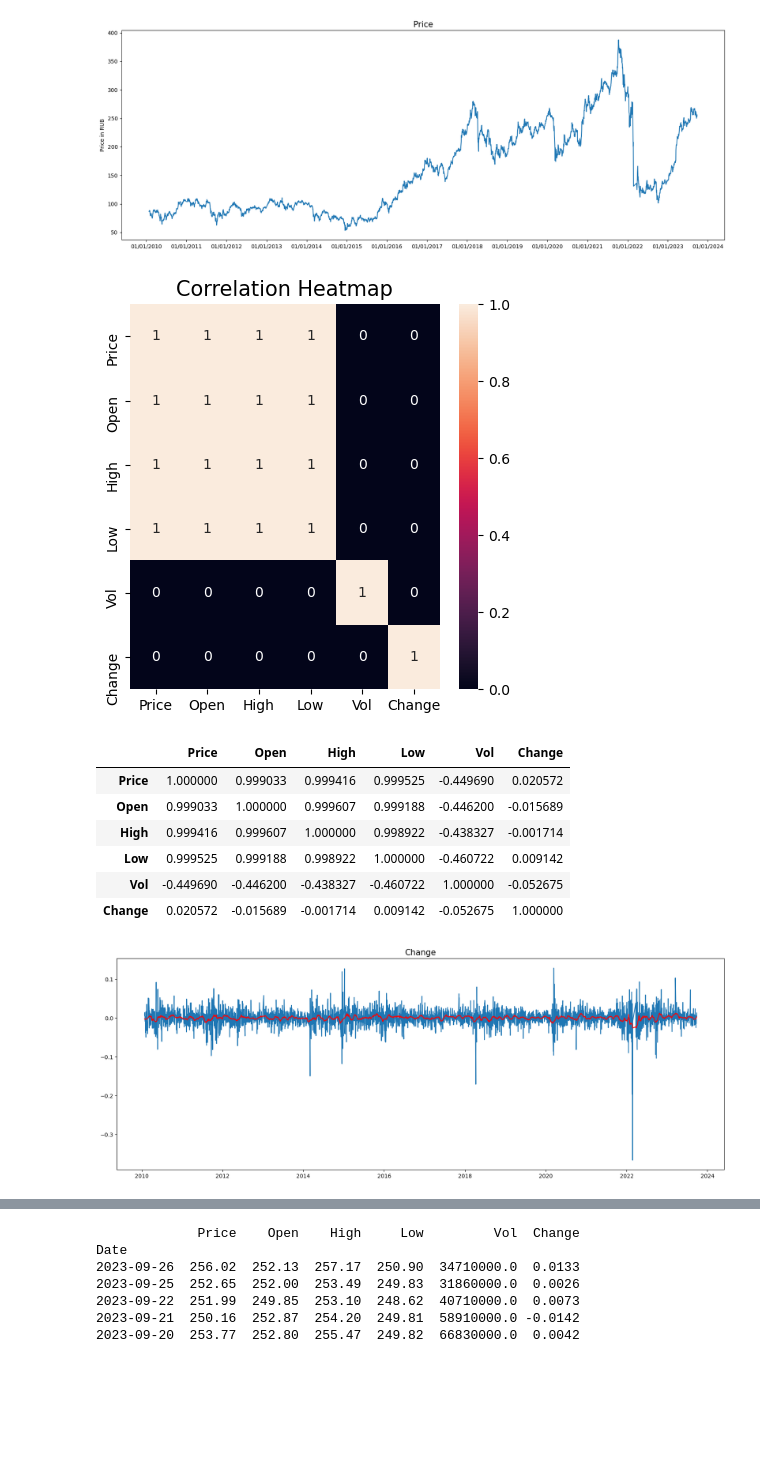
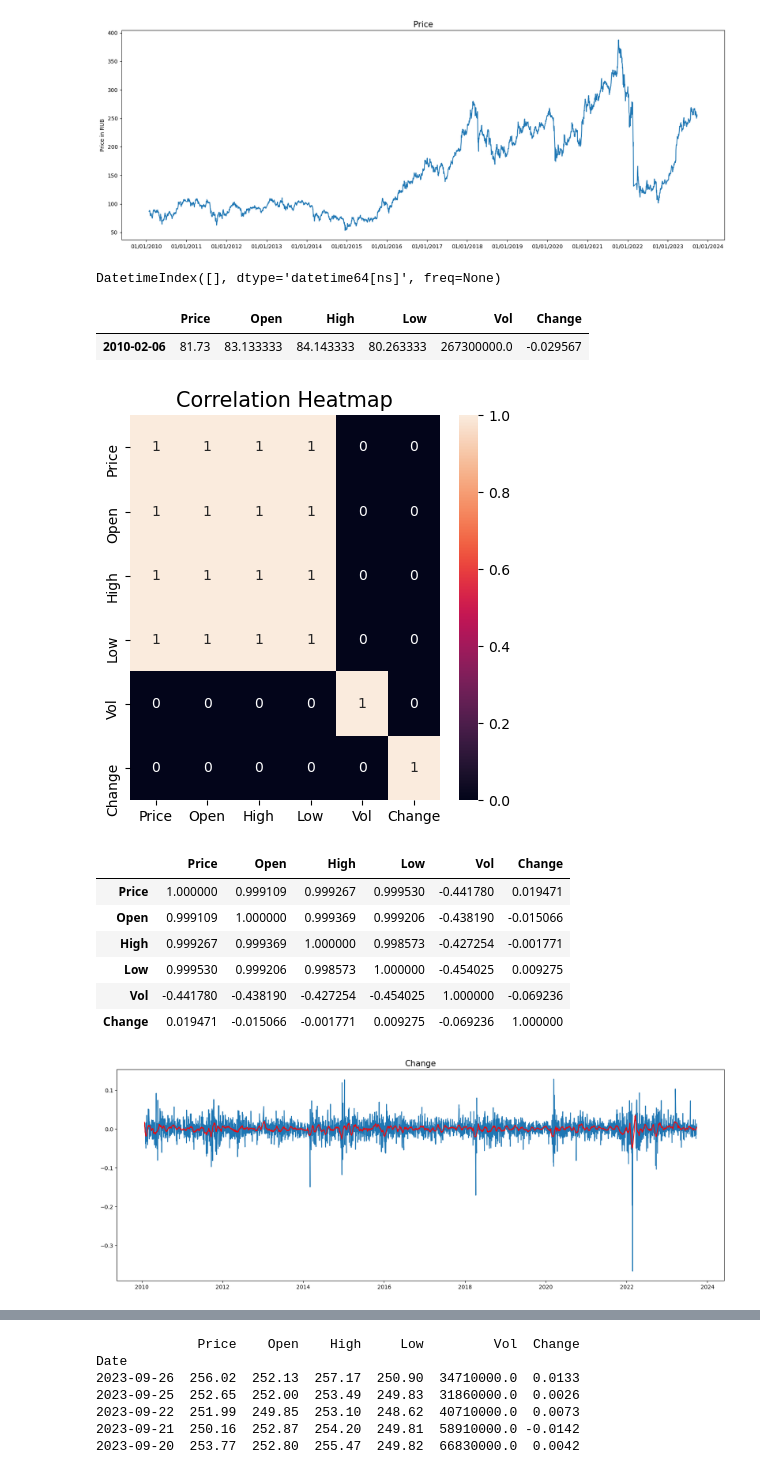
Before and after one commit to GaldanTheSneaky/Sberbank-Stock-Analysis, a Jupyter notebook: sberbank_stock.ipynb, the cells around one changed output, grey strips where cells are left out. Cells and saved outputs as stored; diff of their text form; code cells hidden in the pictures; blank space fills up the shorter version.

```diff
--- a/sberbank_stock.ipynb
+++ b/sberbank_stock.ipynb
@@ -102,6 +120,19 @@ plt.ylabel('Price in RUB')
 plt.show()
 # %% [output]
 [figure]
+# %%
+date_range = pd.date_range(start=df.index.min(), end=df.index.max(), freq='D')
+complete_df = pd.DataFrame(index=date_range)
+df = complete_df.join(df)
+df.interpolate(method="linear", axis=0, inplace=True)
+
+
+print(pd.date_range(start = '2010-01-27', end = '2023-09-26' ).difference(df.index))
+df.loc[df.index.strftime('%Y-%m-%d') == '2010-02-06']
+# %% [output]
+DatetimeIndex([], dtype='datetime64[ns]', freq=None)
+|  | Price | Open | High | Low | Vol | Change |
+| 2010-02-06 | 81.73 | 83.133333 | 84.143333 | 80.263333 | 267300000.0 | -0.029567 |
 # %%
 plt.figure(figsize=(5,5))
 
@@ -113,25 +144,27 @@ df.corr()
 # %% [output]
 [figure]
 |  | Price | Open | High | Low | Vol | Change |
-| Price | 1.000000 | 0.999033 | 0.999416 | 0.999525 | -0.449690 | 0.020572 |
-| Open | 0.999033 | 1.000000 | 0.999607 | 0.999188 | -0.446200 | -0.015689 |
-| High | 0.999416 | 0.999607 | 1.000000 | 0.998922 | -0.438327 | -0.001714 |
-| Low | 0.999525 | 0.999188 | 0.998922 | 1.000000 | -0.460722 | 0.009142 |
-| Vol | -0.449690 | -0.446200 | -0.438327 | -0.460722 | 1.000000 | -0.052675 |
-| Change | 0.020572 | -0.015689 | -0.001714 | 0.009142 | -0.052675 | 1.000000 |
+| Price | 1.000000 | 0.999109 | 0.999267 | 0.999530 | -0.441780 | 0.019471 |
+| Open | 0.999109 | 1.000000 | 0.999369 | 0.999206 | -0.438190 | -0.015066 |
+| High | 0.999267 | 0.999369 | 1.000000 | 0.998573 | -0.427254 | -0.001771 |
+| Low | 0.999530 | 0.999206 | 0.998573 | 1.000000 | -0.454025 | 0.009275 |
+| Vol | -0.441780 | -0.438190 | -0.427254 | -0.454025 | 1.000000 | -0.069236 |
+| Change | 0.019471 | -0.015066 | -0.001771 | 0.009275 | -0.069236 | 1.000000 |
 # %%
 from scipy.signal import savgol_filter
+
+dates = [dt.datetime.strptime(d,'%Y-%m-%d').date() for d in df.index.astype(str)]
 
 plt.figure(figsize=(20,7))
 plt.plot(dates, df["Change"])
 
 change_smoothed = savgol_filter(df["Change"], 51, 3)
 plt.plot(dates, change_smoothed, color='red')
 
 plt.title('Change', fontsize=15)
 plt.show()
 # %% [output]
-[figure, old version]
+[figure, new version]
 # %%
 df_by_change = df.sort_values(by=['Change'])
 
```
Also changed, not shown: parts of 5 cells of this notebook.
